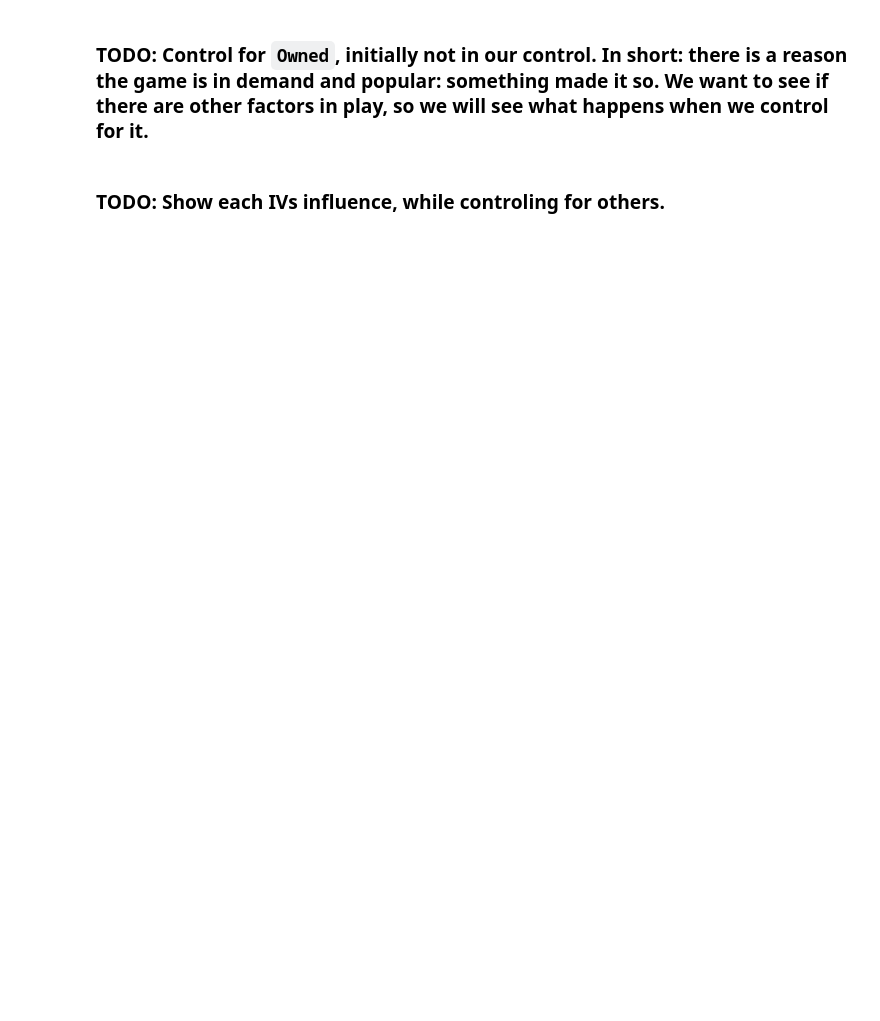
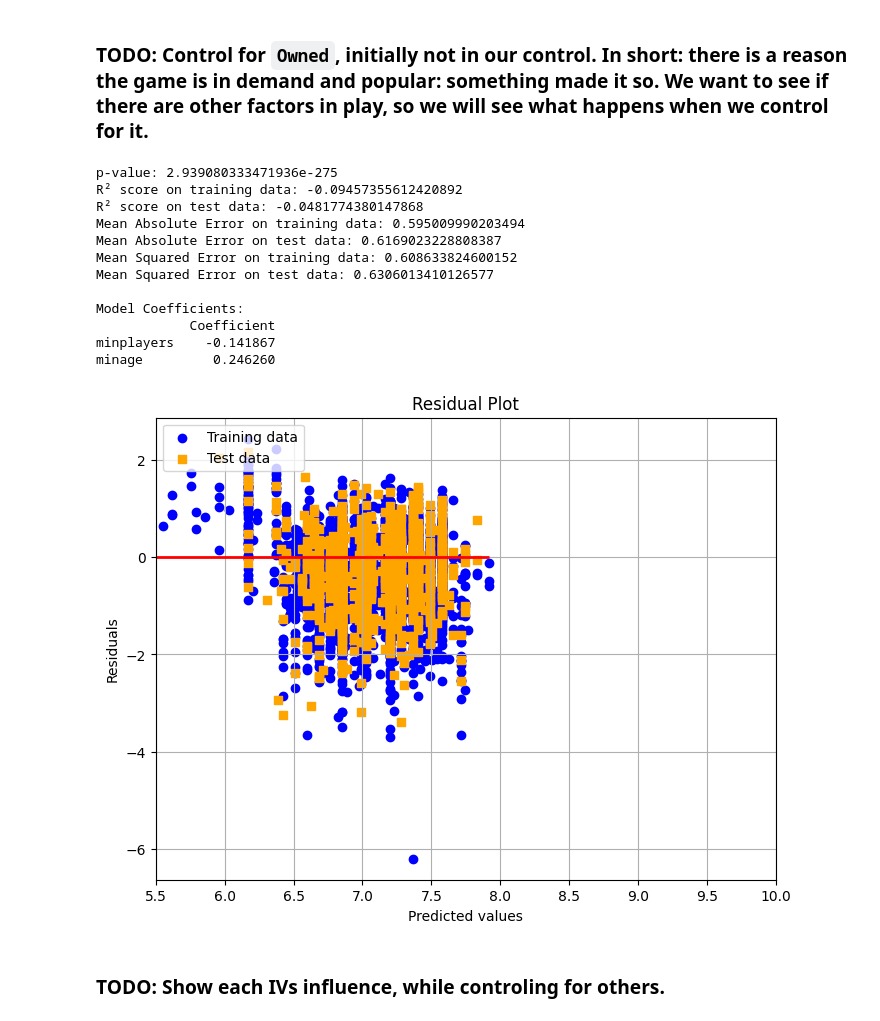
Before and after one commit to ursumarius/linear-regression-board-games, a Jupyter notebook: linear-regression.ipynb, the cells around one changed output. Saved outputs shown, nothing was run; the diff lists cells and outputs as text; code cells hidden in the pictures; blank space fills up the shorter version.

Commit message:
Controling for Owned lowers performance to sub 0.1 R^2

```diff
--- a/linear-regression.ipynb
+++ b/linear-regression.ipynb
@@ -457,4 +472,79 @@ ValueError: Negative values in data passed to `sample_weight`
 # %% [markdown]
 ### TODO:  Control for ``Owned``, initially not in our control. In short: there is a reason the game is in demand and popular: something made it so. We want to see if there are other factors in play, so we will see what happens when we control for it.
+# %%
+# Prepare data for modeling
+X = popular_cleaned_data_num[[ 'minplayers', 'minage']]
+y = popular_cleaned_data_num['rating_average']
+
+# Add 'yearpublished' as a covariate
+covariate = popular_cleaned_data_num['owned']
+
+X_train, X_test, y_train, y_test = train_test_split(X, y, test_size=0.2, random_state=42)
+covariate_train, covariate_test = train_test_split(covariate, test_size=0.2, random_state=42)
+
+scaler = StandardScaler()
+X_train = scaler.fit_transform(X_train)
+X_test = scaler.transform(X_test)
+
+# Train a linear regression model with 'yearpublished' as a covariate
+model = LinearRegression()
+model.fit(X_train, y_train, sample_weight=covariate_train)
+
+# Make predictions
+y_pred_train = model.predict(X_train)
+y_pred_test = model.predict(X_test)
+
+# Evaluate the model
+r2_train = r2_score(y_train, y_pred_train)
+r2_test = r2_score(y_test, y_pred_test)
+mae_train = mean_absolute_error(y_train, y_pred_train)
+mae_test = mean_absolute_error(y_test, y_pred_test)
+mse_train = mean_squared_error(y_train, y_pred_train)
+mse_test = mean_squared_error(y_test, y_pred_test)
+residuals = y_train - y_pred_train
+_, p_value = stats.ttest_1samp(residuals, 0)
+
+print("p-value:", p_value)
+print(f"R² score on training data: {r2_train}")
+print(f"R² score on test data: {r2_test}")
+print(f"Mean Absolute Error on training data: {mae_train}")
+print(f"Mean Absolute Error on test data: {mae_test}")
+print(f"Mean Squared Error on training data: {mse_train}")
+print(f"Mean Squared Error on test data: {mse_test}")
+
+# Print model coefficients
+coefficients = pd.DataFrame(model.coef_, X.columns, columns=['Coefficient'])
+print("\nModel Coefficients:")
+print(coefficients)
+
+# Plot residuals
+residuals_train = y_train - y_pred_train
+residuals_test = y_test - y_pred_test
+
+plt.figure(figsize=(8, 6))
+plt.scatter(y_pred_train, residuals_train, c='blue', marker='o', label='Training data')
+plt.scatter(y_pred_test, residuals_test, c='orange', marker='s', label='Test data')
+plt.xlabel('Predicted values')
+plt.ylabel('Residuals')
+plt.legend(loc='upper left')
+plt.hlines(y=0, xmin=min(y_pred_train.min(), y_pred_test.min()), xmax=max(y_pred_train.max(), y_pred_test.max()), color='red', lw=2)
+plt.title('Residual Plot')
+plt.grid(True)
+plt.xlim(5.5, 10)
+plt.show()
+# %% [output]
+p-value: 2.939080333471936e-275
+R² score on training data: -0.09457355612420892
+R² score on test data: -0.0481774380147868
+Mean Absolute Error on training data: 0.595009990203494
+Mean Absolute Error on test data: 0.6169023228808387
+Mean Squared Error on training data: 0.608633824600152
+Mean Squared Error on test data: 0.6306013410126577
+
+Model Coefficients:
+            Coefficient
+minplayers    -0.141867
+minage         0.246260
+[figure, added]
 # %% [markdown]
 ### TODO: Show each IVs influence, while controling for others.
```
Also changed, not shown: parts of 9 cells of this notebook.
